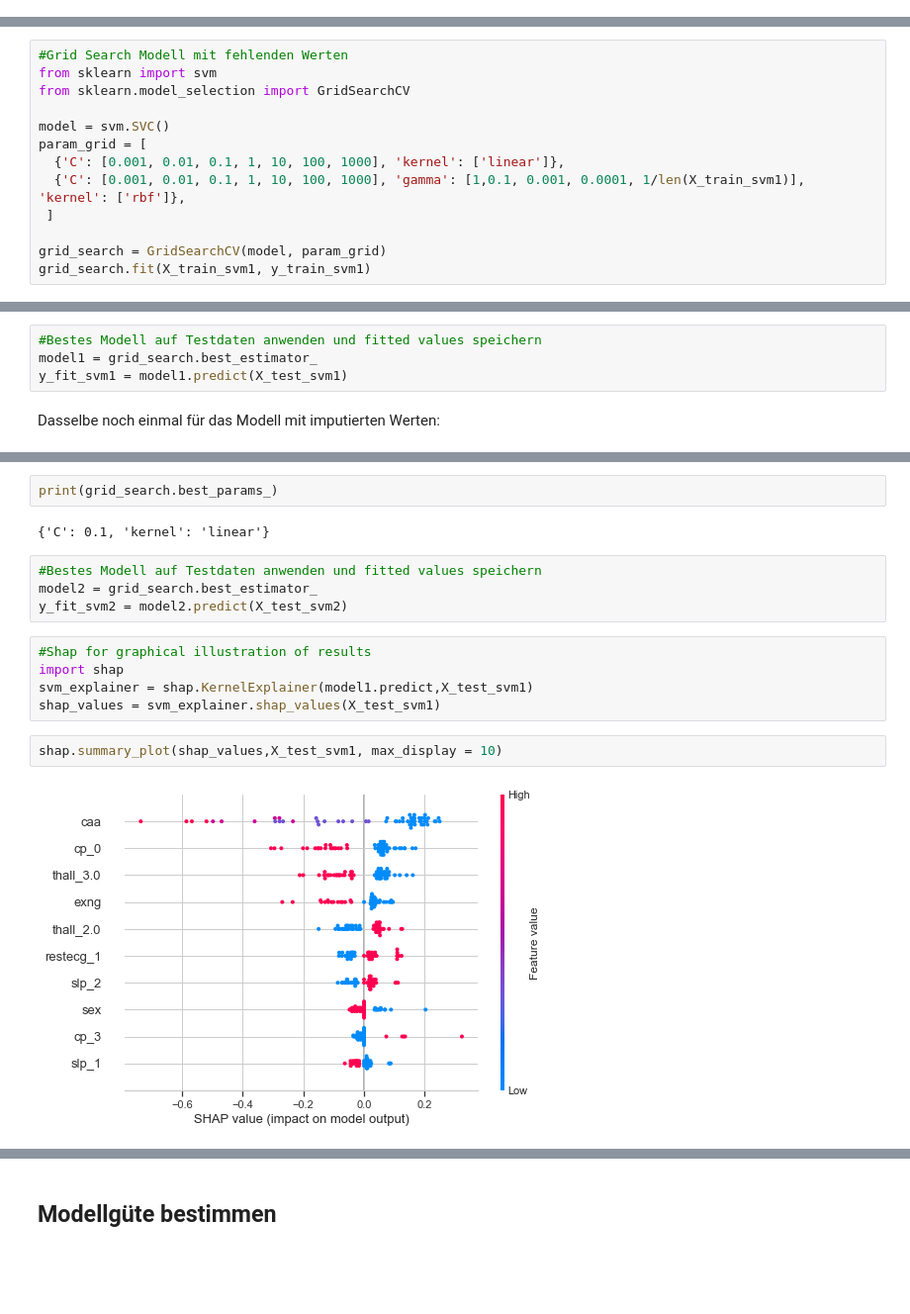
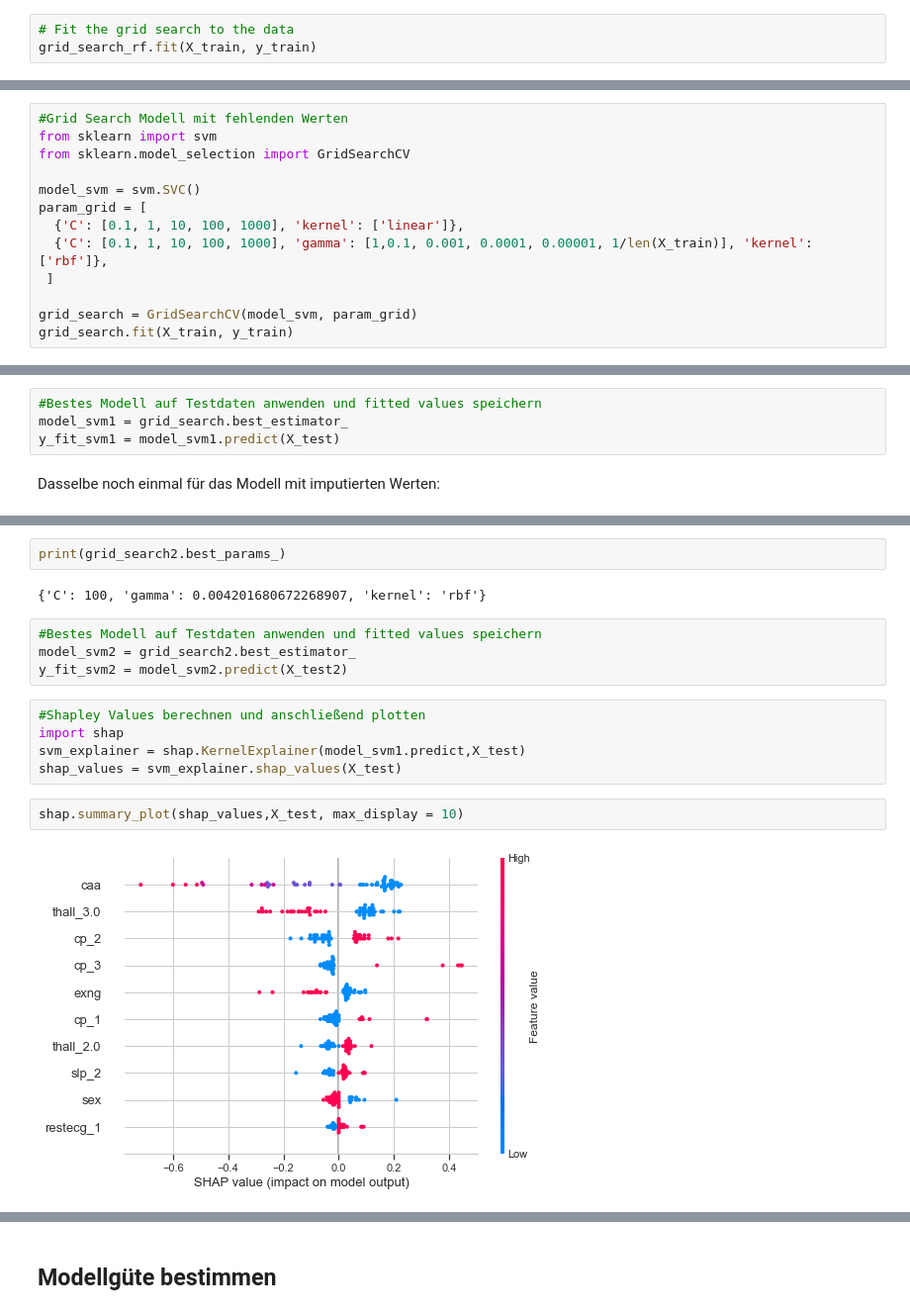
Before and after one commit to DeamonAmelie/heart, a Jupyter notebook: playwithdata.ipynb, the cells around one changed output, grey strips where cells are left out. Shown at 99% size. Drawn from its saved outputs; the diff is of its cells as text; blank space fills up the shorter version.

```diff
--- a/playwithdata.ipynb
+++ b/playwithdata.ipynb
@@ -406,0 +495,3 @@ coeffs.T.plot.bar(legend=None);
+# %%
+# Fit the grid search to the data
+grid_search_rf.fit(X_train, y_train)
@@ -436,13 +644,13 @@ Die optimale Kombination der Hyperparameter kann durch eine Grid Search gefunden
 from sklearn import svm
 from sklearn.model_selection import GridSearchCV
 
-model = svm.SVC()
+model_svm = svm.SVC()
 param_grid = [
-  {'C': [0.001, 0.01, 0.1, 1, 10, 100, 1000], 'kernel': ['linear']},
-  {'C': [0.001, 0.01, 0.1, 1, 10, 100, 1000], 'gamma': [1,0.1, 0.001, 0.0001, 1/len(X_train_svm1)], 'kernel': ['rbf']},
+  {'C': [0.1, 1, 10, 100, 1000], 'kernel': ['linear']},
+  {'C': [0.1, 1, 10, 100, 1000], 'gamma': [1,0.1, 0.001, 0.0001, 0.00001, 1/len(X_train)], 'kernel': ['rbf']},
  ]
 
-grid_search = GridSearchCV(model, param_grid)
-grid_search.fit(X_train_svm1, y_train_svm1)
+grid_search = GridSearchCV(model_svm, param_grid)
+grid_search.fit(X_train, y_train)
 # %% [output]
 GridSearchCV(estimator=SVC(),
@@ -458,8 +665,8 @@ print(grid_search.best_params_)
 {'C': 100, 'gamma': 0.004201680672268907, 'kernel': 'rbf'}
 # %%
 #Bestes Modell auf Testdaten anwenden und fitted values speichern
-model1 = grid_search.best_estimator_
-y_fit_svm1 = model1.predict(X_test_svm1)
+model_svm1 = grid_search.best_estimator_
+y_fit_svm1 = model_svm1.predict(X_test)
 # %% [markdown]
 Dasselbe noch einmal für das Modell mit imputierten Werten:
 # %%
@@ -475,19 +681,19 @@ GridSearchCV(estimator=SVC(),
                                     0.004201680672268907],
                           'kernel': ['rbf']}])
 # %%
-print(grid_search.best_params_)
+print(grid_search2.best_params_)
 # %% [output]
-{'C': 0.1, 'kernel': 'linear'}
+{'C': 100, 'gamma': 0.004201680672268907, 'kernel': 'rbf'}
 # %%
 #Bestes Modell auf Testdaten anwenden und fitted values speichern
-model2 = grid_search.best_estimator_
-y_fit_svm2 = model2.predict(X_test_svm2)
+model_svm2 = grid_search2.best_estimator_
+y_fit_svm2 = model_svm2.predict(X_test2)
 # %%
-#Shap for graphical illustration of results
+#Shapley Values berechnen und anschließend plotten
 import shap
-svm_explainer = shap.KernelExplainer(model1.predict,X_test_svm1)
-shap_values = svm_explainer.shap_values(X_test_svm1)
+svm_explainer = shap.KernelExplainer(model_svm1.predict,X_test)
+shap_values = svm_explainer.shap_values(X_test)
 # %%
-shap.summary_plot(shap_values,X_test_svm1, max_display = 10)
+shap.summary_plot(shap_values,X_test, max_display = 10)
 # %% [output]
-[figure, old version]
+[figure, new version]
```
Also changed, not shown: parts of 86 cells of this notebook.
